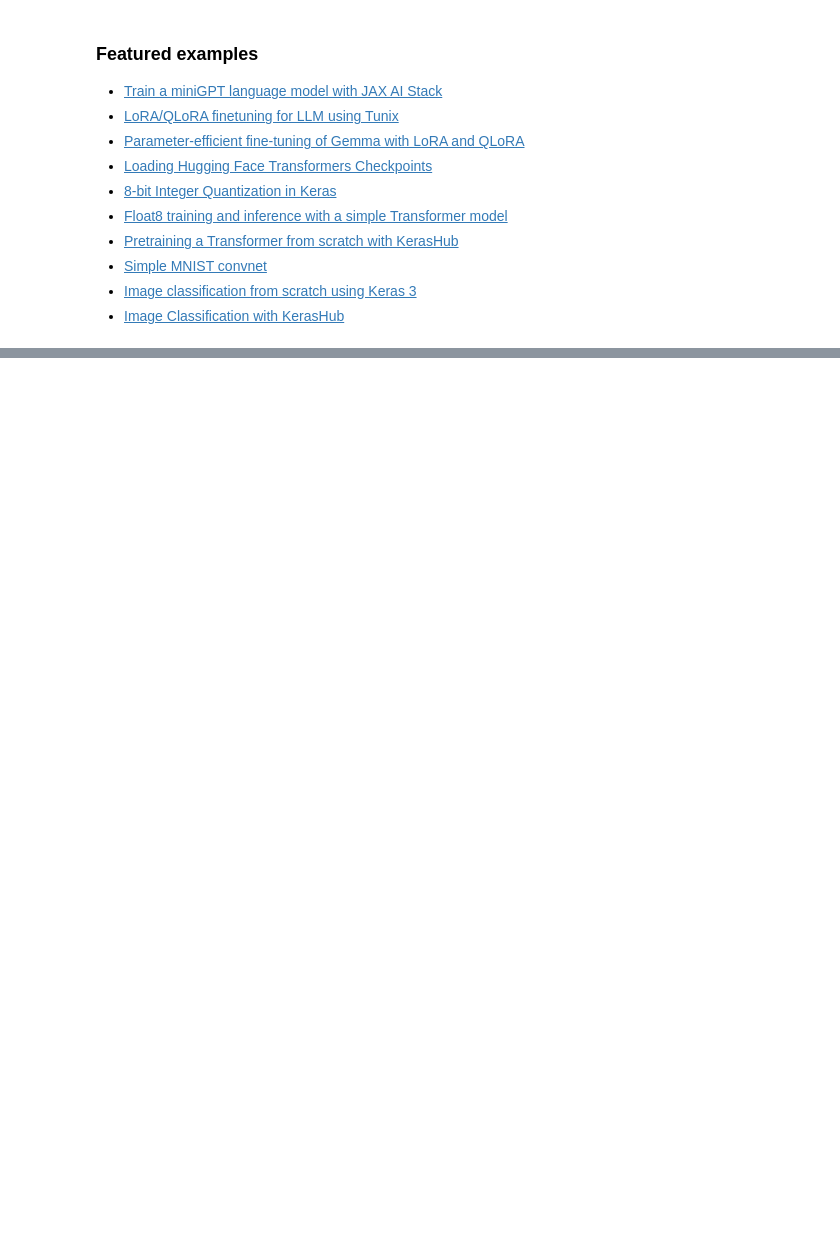
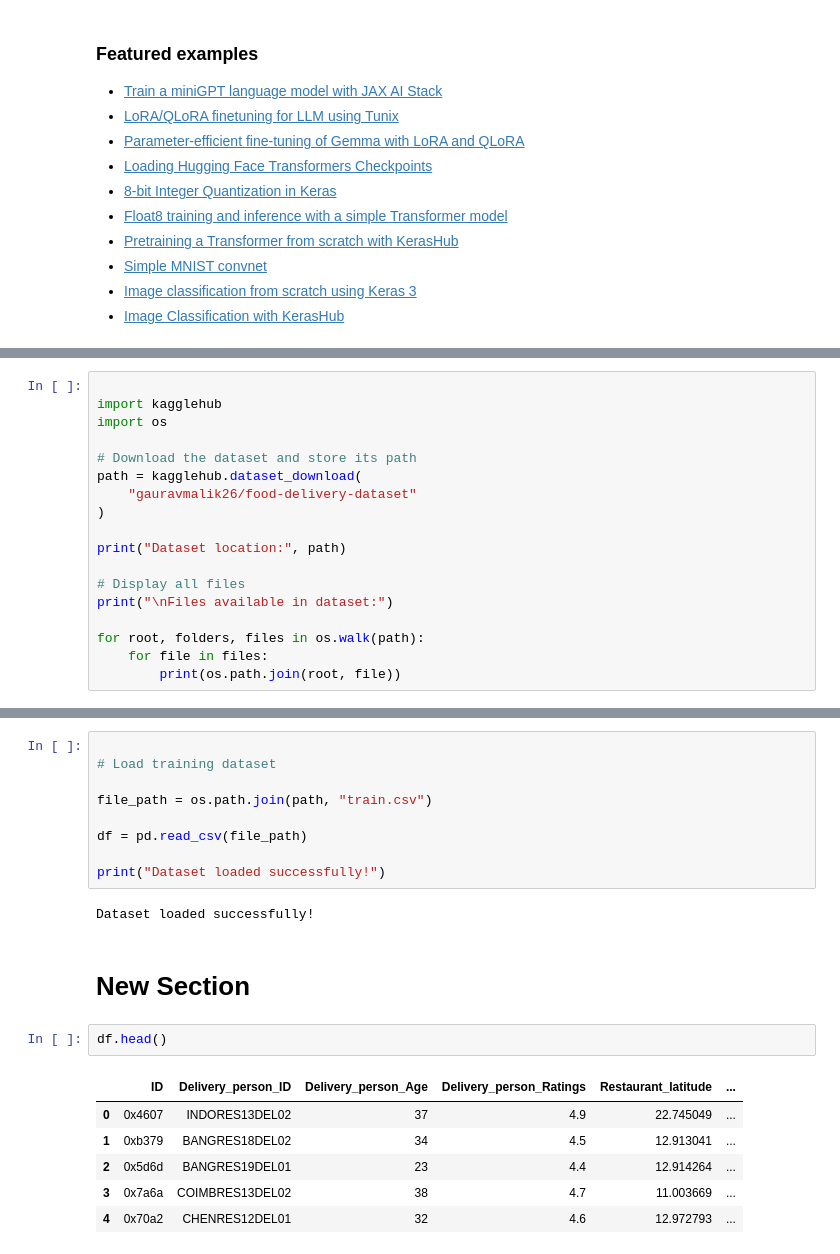
Before and after one commit to anushka123416-cell/CSE3_HTML, a Jupyter notebook: my_notebook.ipynb, the cells around one changed output, grey strips where cells are left out. Cells and saved outputs as stored; diff of their text form; blank space fills up the shorter version.

```diff
--- a/my_notebook.ipynb
+++ b/my_notebook.ipynb
@@ -216,0 +234,18 @@ These are a few of the notebooks related to Machine Learning, including Google's
+# %%
+
+import kagglehub
+import os
+
+# Download the dataset and store its path
+path = kagglehub.dataset_download(
+    "gauravmalik26/food-delivery-dataset"
+)
+
+print("Dataset location:", path)
+
+# Display all files
+print("\nFiles available in dataset:")
+
+for root, folders, files in os.walk(path):
+    for file in files:
+        print(os.path.join(root, file))
@@ -216,0 +261,22 @@ These are a few of the notebooks related to Machine Learning, including Google's
+# %%
+
+# Load training dataset
+
+file_path = os.path.join(path, "train.csv")
+
+df = pd.read_csv(file_path)
+
+print("Dataset loaded successfully!")
+# %% [output]
+Dataset loaded successfully!
+# %% [markdown]
+# New Section
+# %%
+df.head()
+# %% [output]
+|  | ID | Delivery_person_ID | Delivery_person_Age | Delivery_person_Ratings | Restaurant_latitude | ... |
+| 0 | 0x4607 | INDORES13DEL02 | 37 | 4.9 | 22.745049 | ... |
+| 1 | 0xb379 | BANGRES18DEL02 | 34 | 4.5 | 12.913041 | ... |
+| 2 | 0x5d6d | BANGRES19DEL01 | 23 | 4.4 | 12.914264 | ... |
+| 3 | 0x7a6a | COIMBRES13DEL02 | 38 | 4.7 | 11.003669 | ... |
+| 4 | 0x70a2 | CHENRES12DEL01 | 32 | 4.6 | 12.972793 | ... |
```
Also changed, not shown: parts of 8 cells of this notebook.
